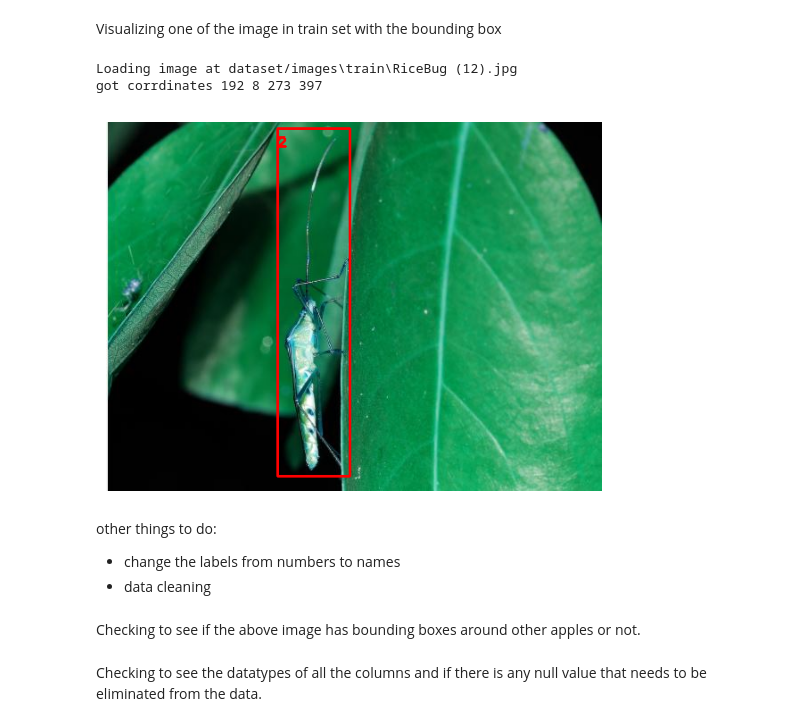
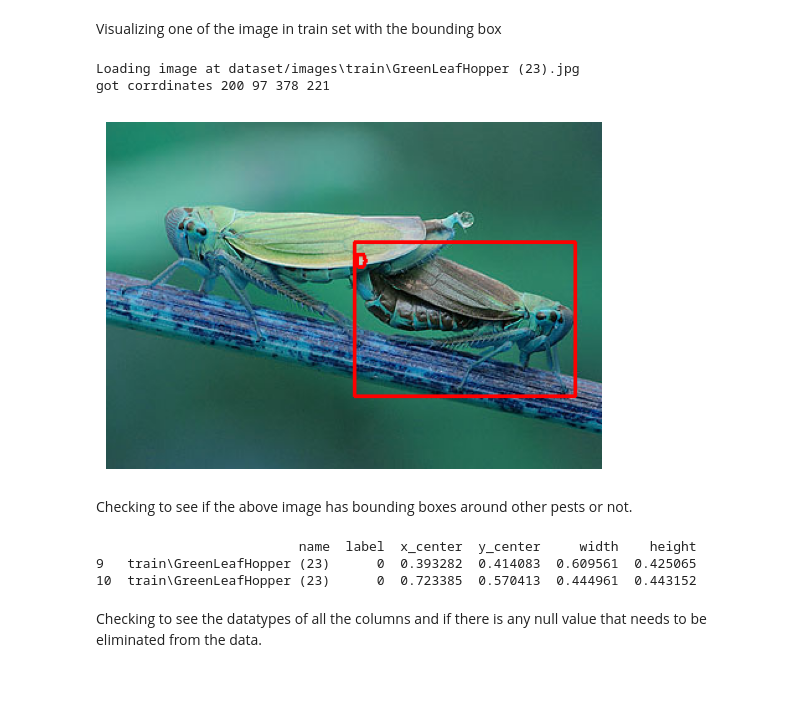
Before and after one commit to sylvia-siqi/IAT360_CV_Pest_Classification, a Jupyter notebook: PestDetectionCVModel.ipynb, the cells around one changed output. Cells and saved outputs as stored; diff of their text form; code cells hidden in the pictures; blank space fills up the shorter version.

Commit message:
Tried Data Cleaning and trained the Yolo model for our problem

```diff
--- a/PestDetectionCVModel.ipynb
+++ b/PestDetectionCVModel.ipynb
@@ -155,8 +155,8 @@ for img_path, label_path in zip(val_imgs, val_labels):
 ## Loading image with bounding box
 # %%
 #set the paths to labels and images directory
-label_dir= "dataset/labels"
-image_dir="dataset/images"
+label_dir= "datasets/labels"
+image_dir="datasets/images"
 # %%
 #no need to run, just for debug
 
@@ -260,7 +265,7 @@ Visualizing one of the image in train set with the bounding box
 # %%
 #no need to run, for debugging
 
-index= 112 #picture to visualize
+index= 10 #picture to visualize
 
 #read the img
 image_path=os.path.join(image_dir, train_df["name"][index]+".jpg")
@@ -278,46 +283,46 @@ if image is None:
 # Get image dimensions
 height, width, _ = image.shape
 
 # Normalize bounding box coordinates (assumes YOLO format)
 x_center = train_df['x_center'][index] * width
 y_center = train_df['y_center'][index] * height
 box_width = train_df['width'][index] * width
 box_height = train_df['height'][index] * height
 
 # Calculate the top-left and bottom-right corners of the bounding box
 xmin = int(x_center - (box_width / 2))
 ymin = int(y_center - (box_height / 2))
 xmax = int(x_center + (box_width / 2))
 ymax = int(y_center + (box_height / 2))
 
 print ("got corrdinates", xmin, ymin, xmax, ymax)
 
 
 # Draw rectangle
 cv2.rectangle(image, (xmin, ymin), (xmax, ymax), (255, 0, 0), 2)
 
 # Put label (class_id) near the bbox
 label = train_df["label"][index]
 cv2.putText(image, str(label), (xmin, ymin+20), cv2.FONT_HERSHEY_SIMPLEX, 0.5, (255,0,0), 2)
 
 # Display image
 plt.imshow(image)
 plt.axis('off')
 plt.show()
 # %% [output]
-Loading image at dataset/images\train\RiceBug (12).jpg
-got corrdinates 192 8 273 397
+Loading image at dataset/images\train\GreenLeafHopper (23).jpg
+got corrdinates 200 97 378 221
-[figure, old version]
+[figure, new version]
-# %% [markdown]
-other things to do:
-- change the labels from numbers to names
-- data cleaning
 # %% [markdown]
-Checking to see if the above image has bounding boxes around other apples or not.
+Checking to see if the above image has bounding boxes around other pests or not.
 # %%
 train_df["name"][index]
 filtered_df = train_df[train_df['name'] == train_df["name"][index]]
 print(filtered_df)
+# %% [output]
+                          name  label  x_center  y_center     width    height
+9   train\GreenLeafHopper (23)      0  0.393282  0.414083  0.609561  0.425065
+10  train\GreenLeafHopper (23)      0  0.723385  0.570413  0.444961  0.443152
 # %% [markdown]
 Checking to see the datatypes of all the columns and if there is any null value that needs to be eliminated from the data.
 # %%
```
Also changed, not shown: parts of 23 cells of this notebook, 2 other files.
